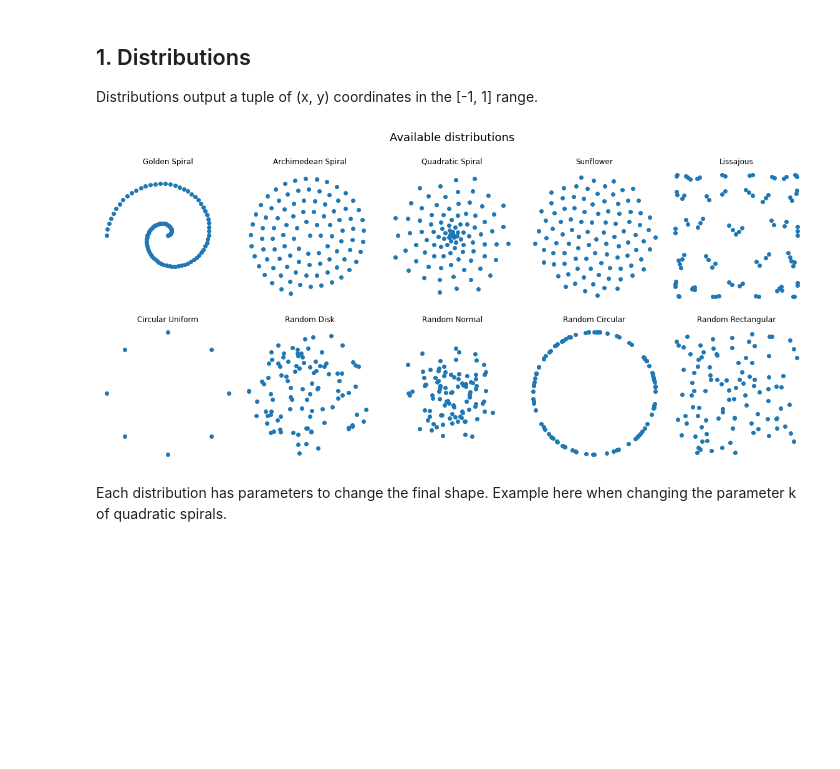
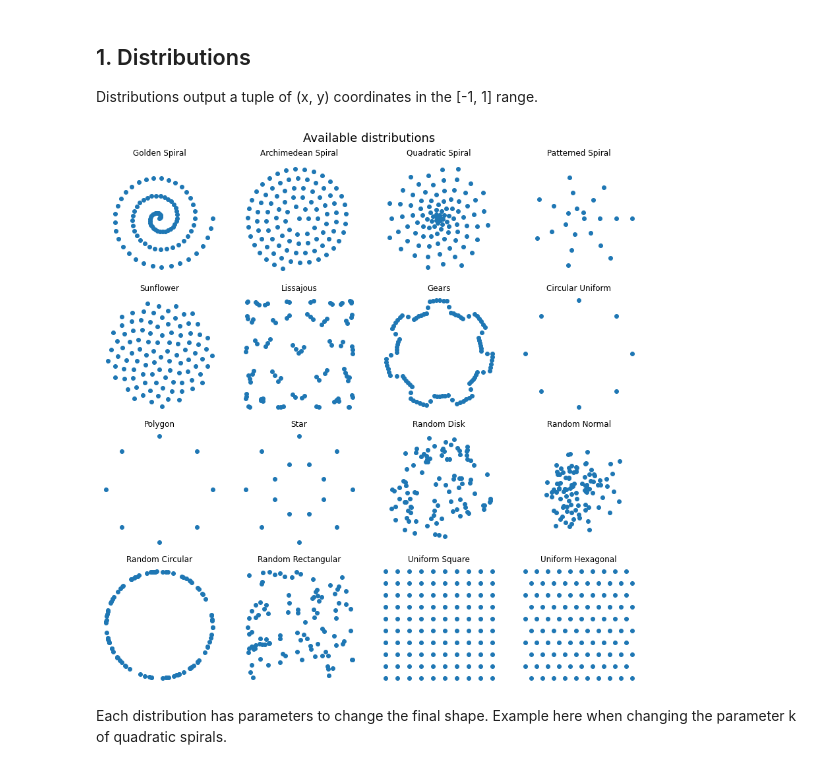
Before and after one commit to Sylvain-Rama/PILes, a Jupyter notebook: docs/PILes - Examples.ipynb, the cells around one changed output. Drawn from its saved outputs; the diff is of its cells as text; code cells hidden in the pictures; blank space fills up the shorter version.

Commit message:
Added DrawImages examples, Uniform examples

```diff
--- a/docs/PILes - Examples.ipynb
+++ b/docs/PILes - Examples.ipynb
@@ -32,32 +32,33 @@ To draw complex images
 Distributions output a tuple of (x, y) coordinates in the [-1, 1] range.
 # %%
 # Available distributions for now.
-distribs = [Spiral().golden(), Spiral().archimedean(), Spiral().quadratic(),
-            Parametric().sunflower(), Parametric().lissajous(),
-            Circular().uniform(),
-            RandomCoords().disk(), RandomCoords().normal(), RandomCoords().circular(), RandomCoords().rectangular()]
+distribs = [Spiral().golden(), Spiral().archimedean(), Spiral().quadratic(), Spiral().patterned(),
+                Parametric().sunflower(), Parametric().lissajous(), Parametric().gear(),
+                Circular().uniform(), Circular().polygon(), Circular().star(),
+                RandomCoords().disk(), RandomCoords().normal(), RandomCoords().circular(), RandomCoords().rectangular(),
+                Uniform().square(), Uniform().hexagon()]
 
-# Their names
-names = ['Golden Spiral', 'Archimedean Spiral', 'Quadratic Spiral',
-         'Sunflower', 'Lissajous',
-         'Circular Uniform',
-         'Random Disk', 'Random Normal', 'Random Circular', 'Random Rectangular']
+names = ['Golden Spiral', 'Archimedean Spiral', 'Quadratic Spiral', 'Patterned Spiral',
+         'Sunflower', 'Lissajous', 'Gears',
+         'Circular Uniform', 'Polygon', 'Star',
+         'Random Disk', 'Random Normal', 'Random Circular', 'Random Rectangular',
+         'Uniform Square', 'Uniform Hexagonal']
 
-fig, axes = plt.subplots(figsize=(16, 8), nrows=2, ncols=5, sharex=True, sharey=True)
+fig, axes = plt.subplots(figsize=(12, 12), nrows=4, ncols=4, sharex=True, sharey=True)
 ax = axes.ravel()
 
 # Let's plot them
 for i, (dist, name) in enumerate(zip(distribs, names)):
 
     ax[i].scatter(*dist)
     ax[i].set_aspect('equal')
     ax[i].set_title(name)
     ax[i].axis('off')
 
 fig.suptitle('Available distributions', fontsize=18)
 fig.tight_layout(pad=1.2)
 # %% [output]
-[figure, old version]
+[figure, new version]
 # %% [markdown]
 Each distribution has parameters to change the final shape. Example here when changing the parameter k of quadratic spirals.
 # %%
```
Also changed, not shown: parts of 15 cells of this notebook.
